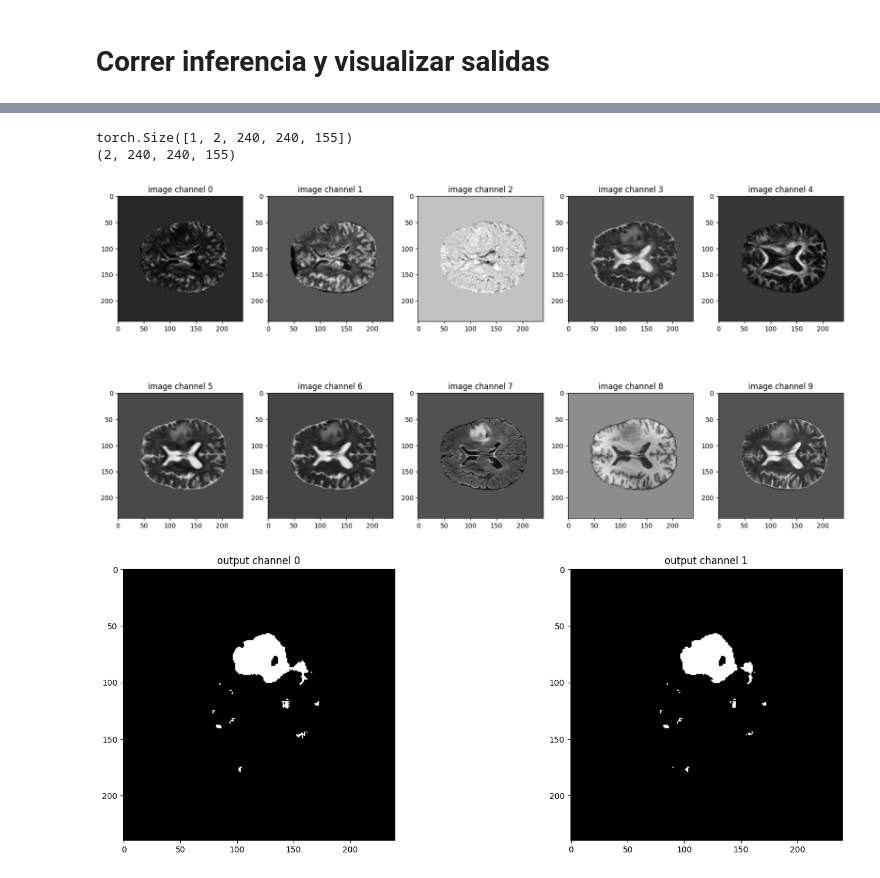
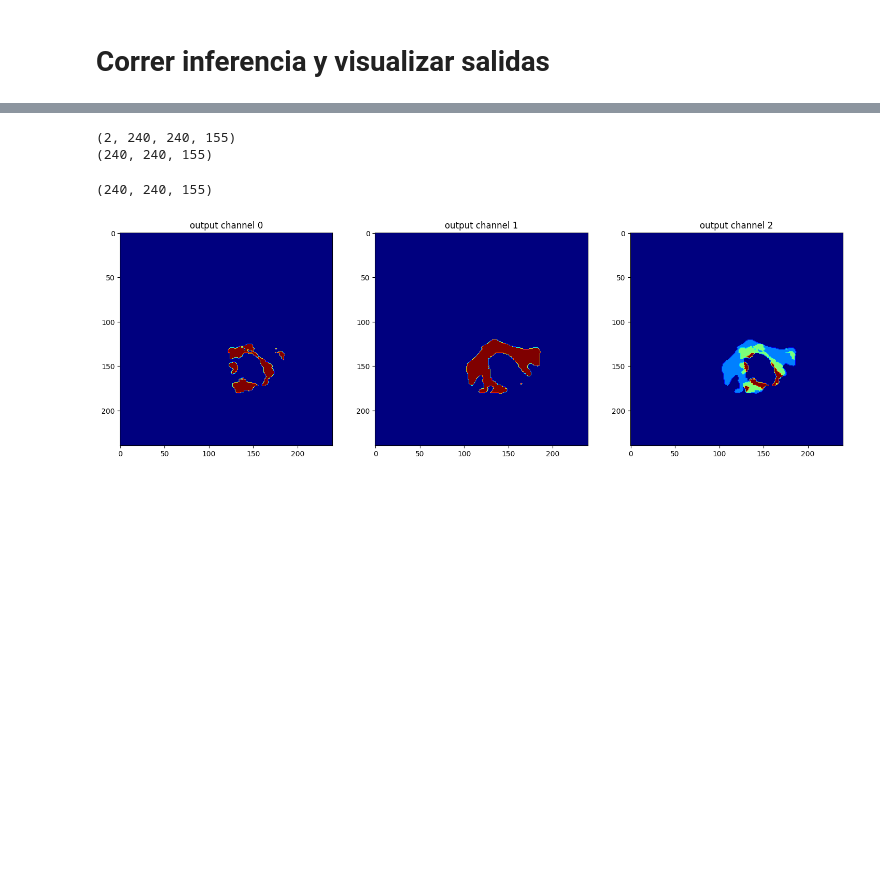
Before and after one commit to GBM-images-research/Swin_transformer_UPennGBM, a Jupyter notebook: simple_inference.ipynb, the cells around one changed output, grey strips where cells are left out. Cells and saved outputs as stored; diff of their text form; code cells hidden in the pictures; blank space fills up the shorter version.

```diff
--- a/simple_inference.ipynb
+++ b/simple_inference.ipynb
@@ -65,6 +63,6 @@ model = SwinUNETR(
     attn_drop_rate=0.0,
     dropout_path_rate=0.0,
     use_checkpoint=True,
-).to(device)
+)#.to(device)
 # %%
 run = wandb.init()
@@ -157,7 +143,7 @@ def obtener_imagen(dataset, img_n):
             FLAIR_list[img_n], T1_list[img_n], T2_list[img_n]] # Deben respetar este orden - T1GD_list[img_n]
 
     directory = os.path.dirname(FLAIR_list[img_n])
-    print(images)
+    print(images[8])
 
     template = nib.load(images[0])
     header, affine = template.header, template.affine
@@ -166,7 +152,7 @@ def obtener_imagen(dataset, img_n):
     #print(image_data.shape)
     return image_data, header, affine, directory
 
-img_n=5
+img_n=0
 dataset="./Dataset/Dataset_106_30_casos/test/images"
 image_data, header, affine, directory = obtener_imagen(dataset, img_n)
 # %% [output]
@@ -218,5 +204,6 @@ def save_img(I_img,savename,header=None,affine=None):
 
     nib.save(new_img, savename)
 # %%
-val_output = inferir(image_data, model)
+output = inferir(image_data, model)
+print("Output: ",output.shape)
 # %% [output]
@@ -225,33 +359,41 @@ Inferencia realizada
 # %%
-prob_sig = torch.sigmoid(val_output )
-print(prob_sig.shape)
-seg = prob_sig[0].detach().cpu().numpy()
+seg = (seg > 0.5).astype(np.int8)
 print(seg.shape)
-seg1 = (seg > 0.5).astype(np.int8)
-seg_out = np.zeros((seg1.shape[1], seg1.shape[2], seg1.shape[3]))
-seg_out[seg1[1] == 1] = 1
-seg_out[seg1[0] == 1] = 3
+
+seg_out = np.zeros((seg.shape[1], seg.shape[2], seg.shape[3]))
+print(seg_out.shape)
+seg_out[seg[1] == 1] = 1
+seg_out[seg[0] == 1] = 4
 # Nueva línea para la intersección utilizando 'and'
-seg_out[(seg1[0] == 1) & (seg1[1] == 1)] = 2
+seg_out[(seg[0] == 1) & (seg[1] == 1)] = 2
 # %% [output]
-torch.Size([1, 2, 240, 240, 155])
 (2, 240, 240, 155)
+(240, 240, 155)
+# %%
+# Crear el volumen cuantizado con el mismo tamaño que una de las capas
+seg_out = np.zeros((240, 240, 155), dtype=int)
+seg = (seg > 0.5)
+# Asignar valores al volumen cuantizado
+seg_out[seg[0] > seg[1]] = 4
+seg_out[seg[0] < seg[1]] = 1
+seg_out[(seg[0] == seg[1]) & (seg[0]!=0) & (seg[1]!=0) ] = 2
+
+# Verificar los resultados
+print(seg_out.shape)
+# %% [output]
+(240, 240, 155)
 # %%
-sl=80
+sl=90
 
-plt.figure("image", (20, 10))
-for i in range(10):
-    plt.subplot(2, 5, i + 1)
-    plt.title(f"image channel {i}")
-    plt.imshow(image_data[i, :, :, sl].detach().cpu(), cmap="gray")
+plt.figure("output", (18, 6))
+for i in range(3):
+    plt.subplot(1, 3, i + 1)
+    plt.title(f"output channel {i}")
+    if i==2:
+        #pass
+        plt.imshow(seg_out[:,:,sl], cmap="jet") #seg_out
+    else:
+        plt.imshow(seg[i,:,:,sl], cmap="jet") #.detach().cpu()
 plt.show()
-# visualize the 3 channels model output corresponding to this image
-plt.figure("output", (18, 6))
-for i in range(2):
-    plt.subplot(1, 2, i + 1)
-    plt.title(f"output channel {i}")
-    plt.imshow(seg1[i, :, :, sl], cmap="gray") #.detach().cpu()
-plt.show()
 # %% [output]
-[figure, old version]
+[figure, new version]
-[figure, removed]
```
Also changed, not shown: parts of 17 cells of this notebook, 1 other file.
